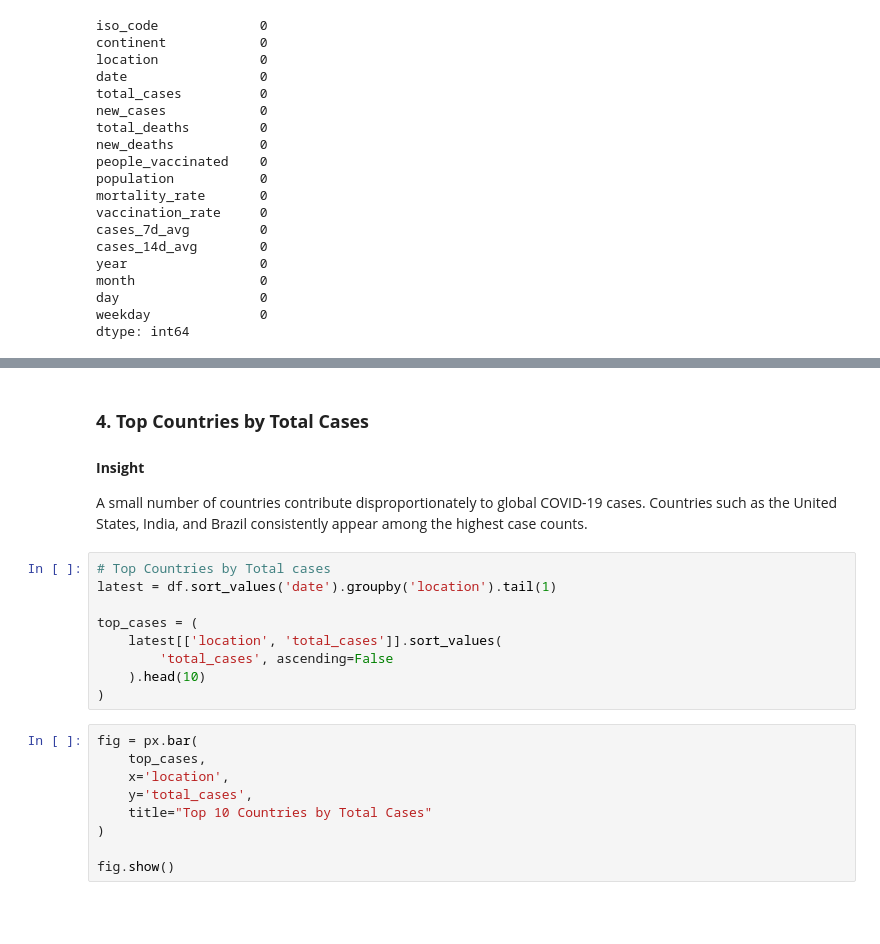
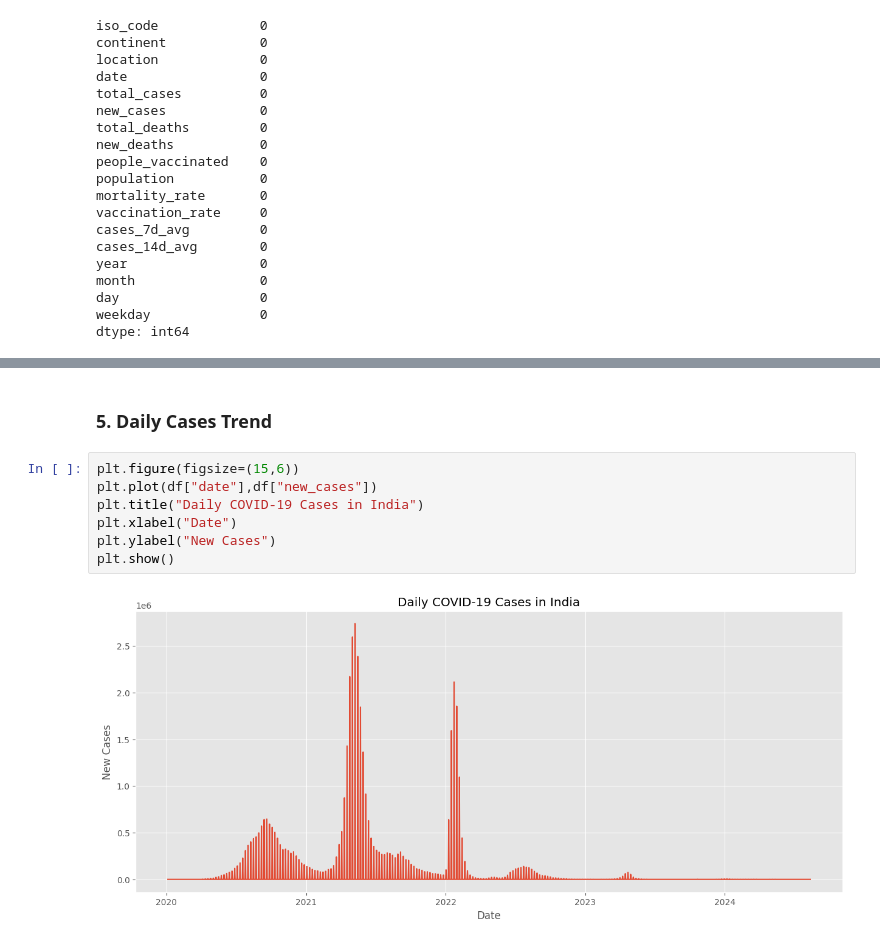
Before and after one commit to Abhilash0079/MachineLearningProjects, a Jupyter notebook: Covid-19_Forecast_Dashboard/notebooks/EDA.ipynb, the cells around one changed output, grey strips where cells are left out. Saved outputs shown, nothing was run; the diff lists cells and outputs as text; blank space fills up the shorter version.

```diff
--- a/Covid-19_Forecast_Dashboard/notebooks/EDA.ipynb
+++ b/Covid-19_Forecast_Dashboard/notebooks/EDA.ipynb
@@ -108,23 +115,11 @@ dtype: int64
 # %% [markdown]
-### <b>4. Top Countries by Total Cases</b>
-#### <b>Insight</b>
-A small number of countries contribute disproportionately to global COVID-19 cases.
-Countries such as the United States, India, and Brazil consistently appear among the highest case counts.
+### <b>5. Daily Cases Trend</b>
 # %%
-# Top Countries by Total cases
-latest = df.sort_values('date').groupby('location').tail(1)
-
-top_cases = (
-    latest[['location', 'total_cases']].sort_values(
-        'total_cases', ascending=False
-    ).head(10)
-)
+plt.figure(figsize=(15,6))
+plt.plot(df["date"],df["new_cases"])
+plt.title("Daily COVID-19 Cases in India")
+plt.xlabel("Date")
+plt.ylabel("New Cases")
+plt.show()
+# %% [output]
+[figure, added]
-# %%
-fig = px.bar(
-    top_cases,
-    x='location',
-    y='total_cases',
-    title="Top 10 Countries by Total Cases"
-)
-
-fig.show()
```
Also changed, not shown: parts of 48 cells of this notebook, 37 other files.
